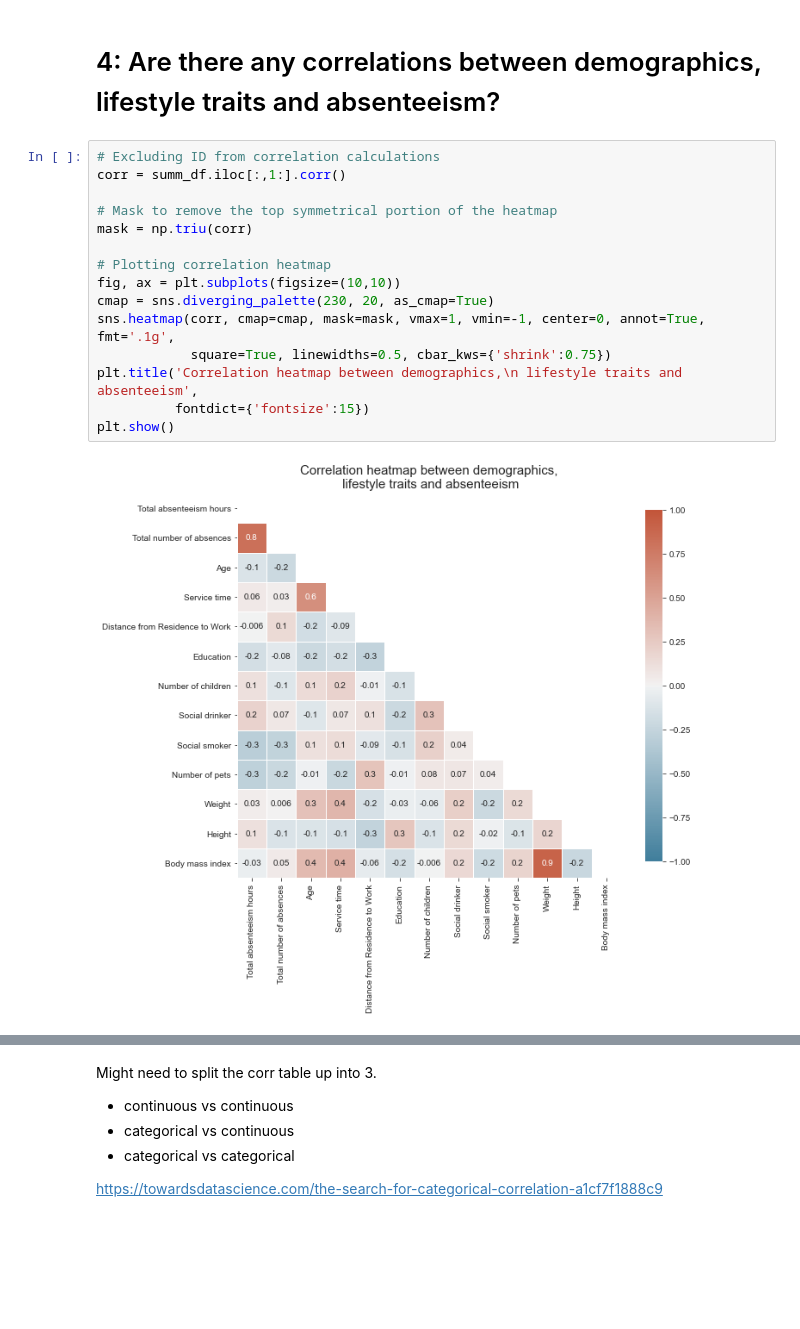
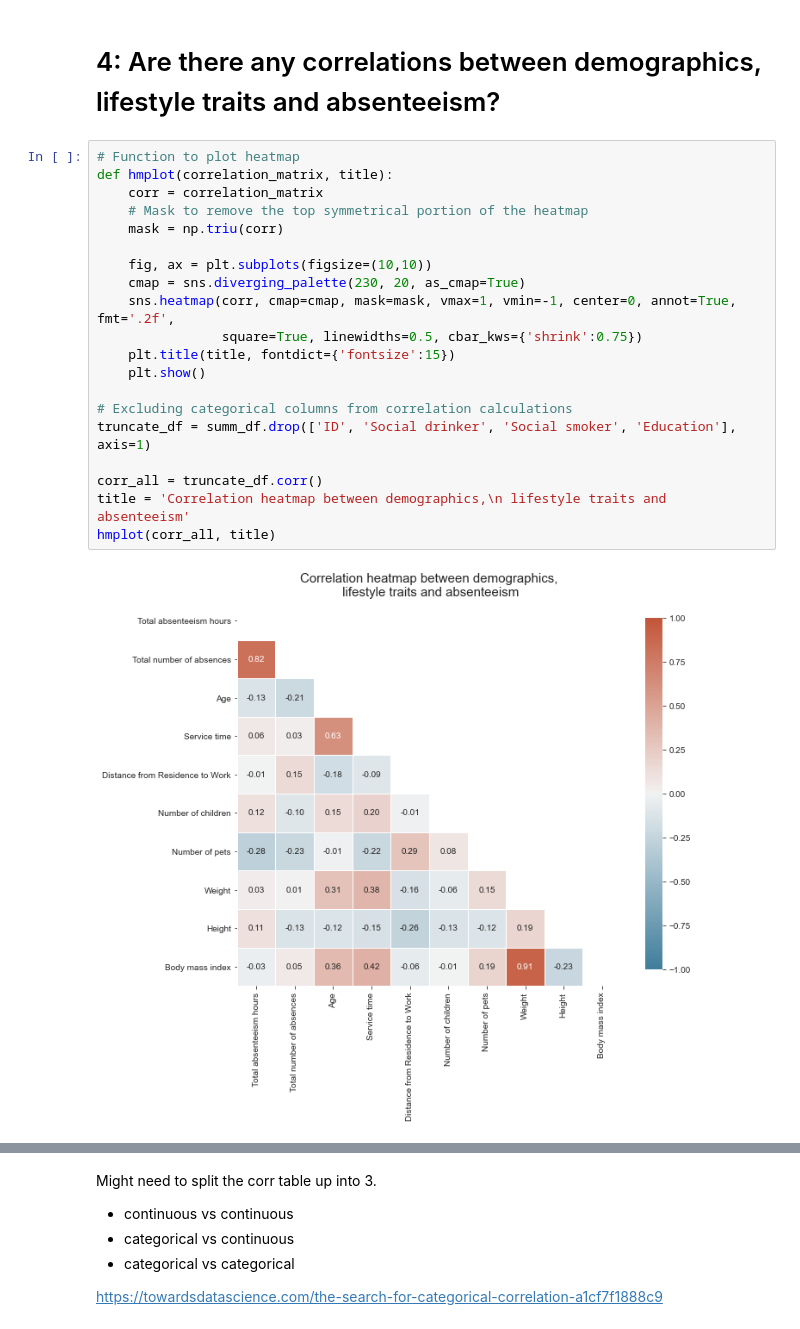
Before and after one commit to diweiho/Absenteeism-at-work, a Jupyter notebook: analysis.ipynb, the cells around one changed output, grey strips where cells are left out. Cells and saved outputs as stored; diff of their text form; blank space fills up the shorter version.

Commit message:
Q4 being redone. correlation ratio func added

```diff
--- a/analysis.ipynb
+++ b/analysis.ipynb
@@ -354,19 +376,24 @@ plt.show()
 # %% [markdown]
 # 4: Are there any correlations between demographics, lifestyle traits and absenteeism?
 # %%
-# Excluding ID from correlation calculations
-corr = summ_df.iloc[:,1:].corr()
+# Function to plot heatmap
+def hmplot(correlation_matrix, title):
+    corr = correlation_matrix
+    # Mask to remove the top symmetrical portion of the heatmap
+    mask = np.triu(corr)
 
-# Mask to remove the top symmetrical portion of the heatmap
-mask = np.triu(corr)
+    fig, ax = plt.subplots(figsize=(10,10))
+    cmap = sns.diverging_palette(230, 20, as_cmap=True)
+    sns.heatmap(corr, cmap=cmap, mask=mask, vmax=1, vmin=-1, center=0, annot=True, fmt='.2f',
+                square=True, linewidths=0.5, cbar_kws={'shrink':0.75})
+    plt.title(title, fontdict={'fontsize':15})
+    plt.show()
 
-# Plotting correlation heatmap
-fig, ax = plt.subplots(figsize=(10,10))
-cmap = sns.diverging_palette(230, 20, as_cmap=True)
-sns.heatmap(corr, cmap=cmap, mask=mask, vmax=1, vmin=-1, center=0, annot=True, fmt='.1g',
-            square=True, linewidths=0.5, cbar_kws={'shrink':0.75})
-plt.title('Correlation heatmap between demographics,\n lifestyle traits and absenteeism',
-          fontdict={'fontsize':15})
-plt.show()
+# Excluding categorical columns from correlation calculations
+truncate_df = summ_df.drop(['ID', 'Social drinker', 'Social smoker', 'Education'], axis=1)
+
+corr_all = truncate_df.corr()
+title = 'Correlation heatmap between demographics,\n lifestyle traits and absenteeism'
+hmplot(corr_all, title)
 # %% [output]
-[figure, old version]
+[figure, new version]
```
Also changed, not shown: parts of 21 cells of this notebook.
